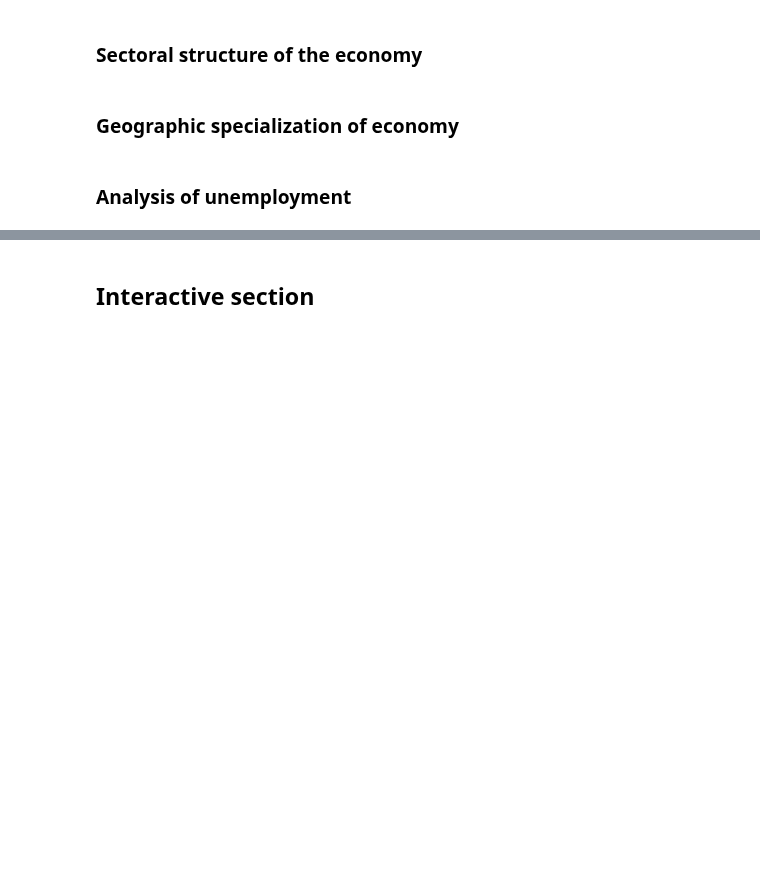
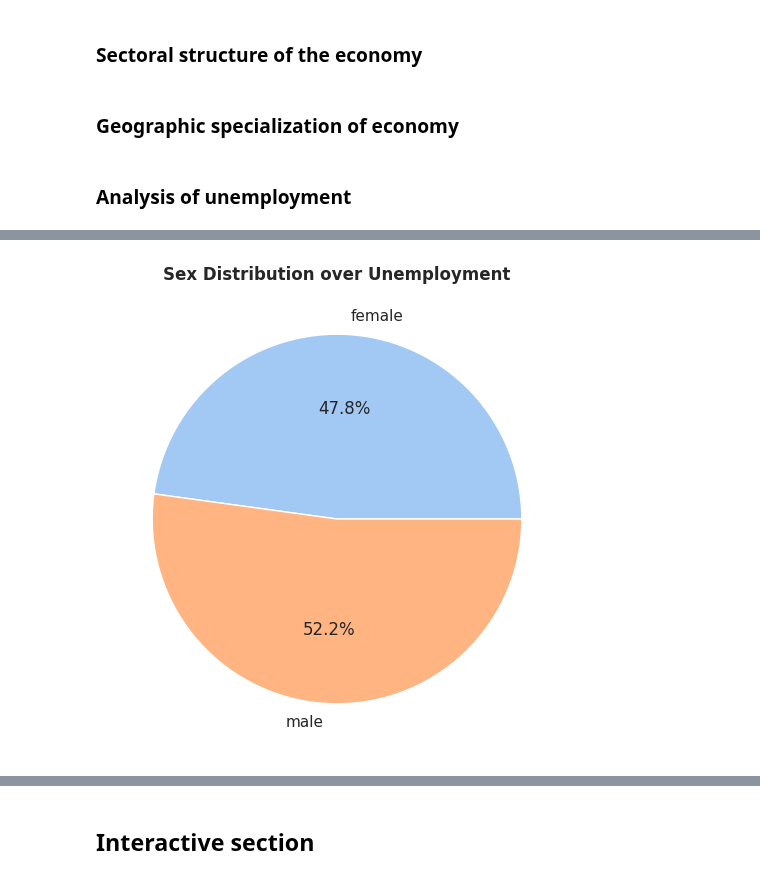
Before and after one commit to AndruKP/mathprofi-education, a Jupyter notebook: education_aggregate.ipynb, the cells around one changed output, grey strips where cells are left out. Saved outputs shown, nothing was run; the diff lists cells and outputs as text; code cells hidden in the pictures; blank space fills up the shorter version.

Commit message:
Add unemployment analysis

```diff
--- a/education_aggregate.ipynb
+++ b/education_aggregate.ipynb
@@ -370,0 +399,10 @@ plt.show()
+# %%
+colors = sns.color_palette('pastel')[:2]
+nan_age_groups_gender = nan_age_groups.groupby('sex')['count'].sum().reset_index()
+
+plt.figure(figsize=(6,6))
+plt.pie(x=nan_age_groups_gender['count'], labels=nan_age_groups_gender['sex'], autopct='%1.1f%%', colors = colors)
+plt.title('Sex Distribution over Unemployment', fontweight='bold')
+plt.show()
+# %% [output]
+[figure, added]
```
Also changed, not shown: parts of 11 cells of this notebook.
